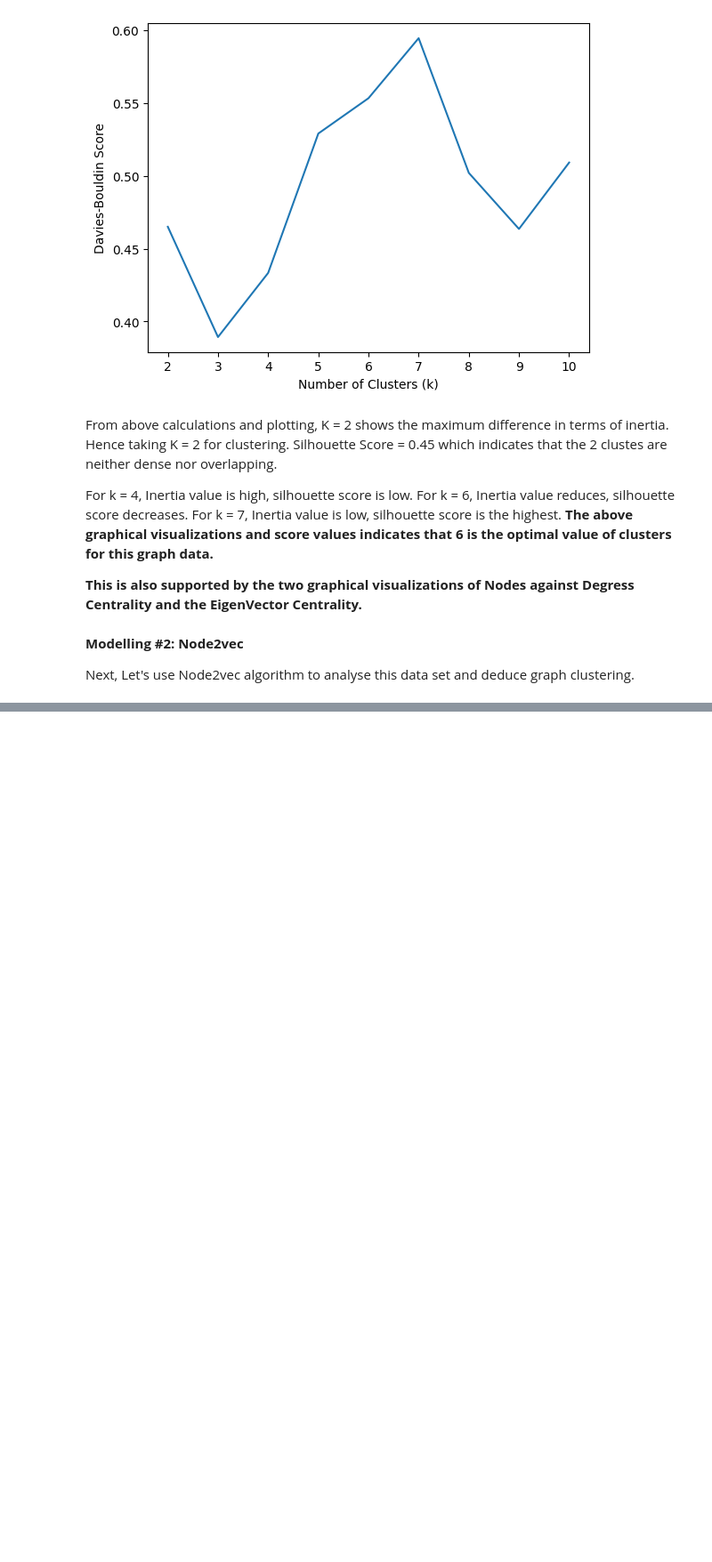
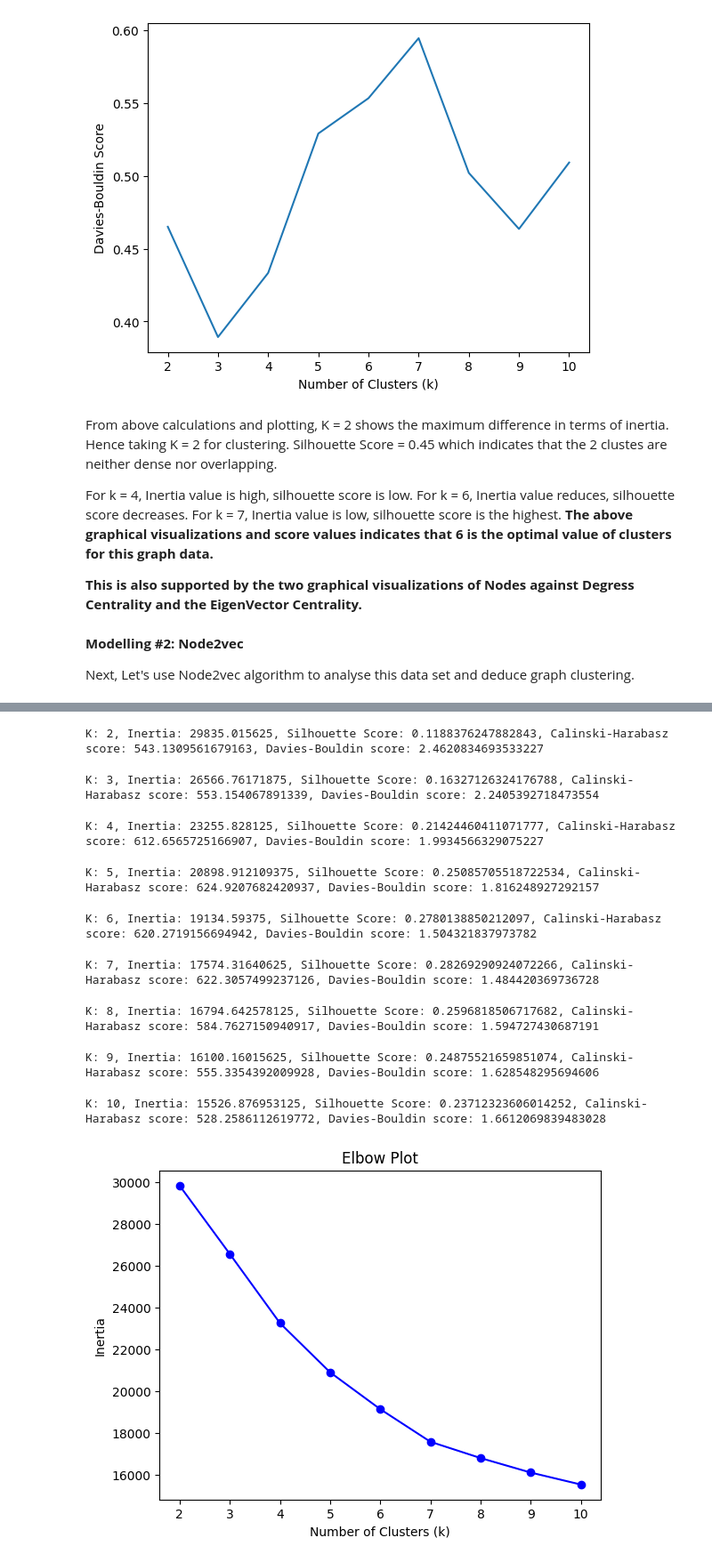
Before and after one commit to umeshrawat/MachineLearning, a Jupyter notebook: Unsupervised_Classification/SocialClusters/src/SocialClusters.ipynb, the cells around one changed output, grey strips where cells are left out. Shown at 89% size. Cells and saved outputs as stored; diff of their text form; code cells hidden in the pictures; blank space fills up the shorter version.

```diff
--- a/Unsupervised_Classification/SocialClusters/src/SocialClusters.ipynb
+++ b/Unsupervised_Classification/SocialClusters/src/SocialClusters.ipynb
@@ -407,3 +406,50 @@ model = node2vec.fit(window=10, min_count=1, batch_words=4)
 
 # Get node embeddings
 embeddings = model.wv
+# %%
+# Perform K-means clustering -
+kmeans = KMeans(n_clusters=6, random_state=0, n_init='auto').fit(embeddings)
+# %%
+from sklearn.cluster import KMeans
+import matplotlib.pyplot as plt
+
+from sklearn.metrics import calinski_harabasz_score
+from sklearn.metrics import silhouette_score, davies_bouldin_score
+
+inertias = []
+silhouette_scores = []
+calinski_harabasz_scores = []
+davies_bouldin_scores = []
+
+# Convert KeyedVectors to a NumPy array
+embedding_array = embeddings.vectors
+
+for k in range(2, 11):  # Check for k from 1 to 10
+    kmeans = KMeans(n_clusters=k, random_state=42).fit(embedding_array)
+    inertias.append(kmeans.inertia_)
+    labels = kmeans.labels_
+    # Calculate the Silhouette Score
+    silhouette_scores.append(silhouette_score(embedding_array, labels))
+    # Calculate the Calinski-Harabasz Score
+    calinski_harabasz_scores.append(calinski_harabasz_score(embedding_array, labels))
+    # Calculate the Davies-Bouldin Score
+    davies_bouldin_scores.append(davies_bouldin_score(embedding_array, labels))
+
+    print(f"K: {k}, Inertia: {kmeans.inertia_}, Silhouette Score: {silhouette_score(embedding_array, labels)}, Calinski-Harabasz score: {calinski_harabasz_score(embedding_array, labels)}, Davies-Bouldin score: {davies_bouldin_score(embedding_array, labels)}")
+
+plt.plot(range(2, 11), inertias, 'bo-')
+plt.xlabel('Number of Clusters (k)')
+plt.ylabel('Inertia')
+plt.title('Elbow Plot')
+plt.show()
+# %% [output]
+K: 2, Inertia: 29835.015625, Silhouette Score: 0.1188376247882843, Calinski-Harabasz score: 543.1309561679163, Davies-Bouldin score: 2.4620834693533227
+K: 3, Inertia: 26566.76171875, Silhouette Score: 0.16327126324176788, Calinski-Harabasz score: 553.154067891339, Davies-Bouldin score: 2.2405392718473554
+K: 4, Inertia: 23255.828125, Silhouette Score: 0.21424460411071777, Calinski-Harabasz score: 612.6565725166907, Davies-Bouldin score: 1.9934566329075227
+K: 5, Inertia: 20898.912109375, Silhouette Score: 0.25085705518722534, Calinski-Harabasz score: 624.9207682420937, Davies-Bouldin score: 1.816248927292157
+K: 6, Inertia: 19134.59375, Silhouette Score: 0.2780138850212097, Calinski-Harabasz score: 620.2719156694942, Davies-Bouldin score: 1.504321837973782
+K: 7, Inertia: 17574.31640625, Silhouette Score: 0.28269290924072266, Calinski-Harabasz score: 622.3057499237126, Davies-Bouldin score: 1.484420369736728
+K: 8, Inertia: 16794.642578125, Silhouette Score: 0.2596818506717682, Calinski-Harabasz score: 584.7627150940917, Davies-Bouldin score: 1.594727430687191
+K: 9, Inertia: 16100.16015625, Silhouette Score: 0.24875521659851074, Calinski-Harabasz score: 555.3354392009928, Davies-Bouldin score: 1.628548295694606
+K: 10, Inertia: 15526.876953125, Silhouette Score: 0.23712323606014252, Calinski-Harabasz score: 528.2586112619772, Davies-Bouldin score: 1.6612069839483028
+[figure, added]
```
Also changed, not shown: parts of 19 cells of this notebook.
